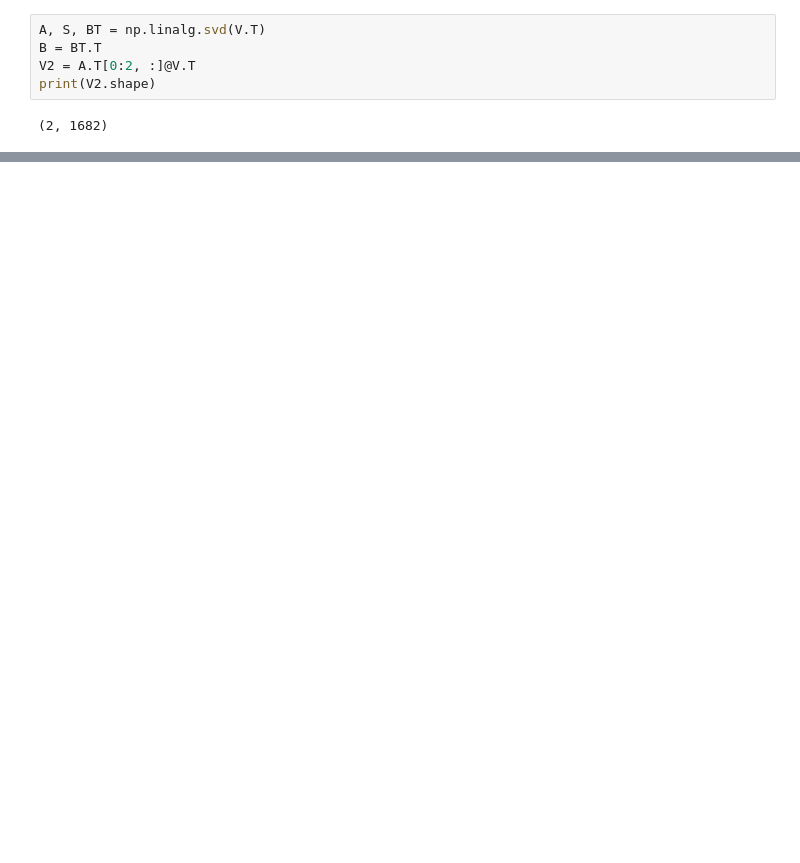
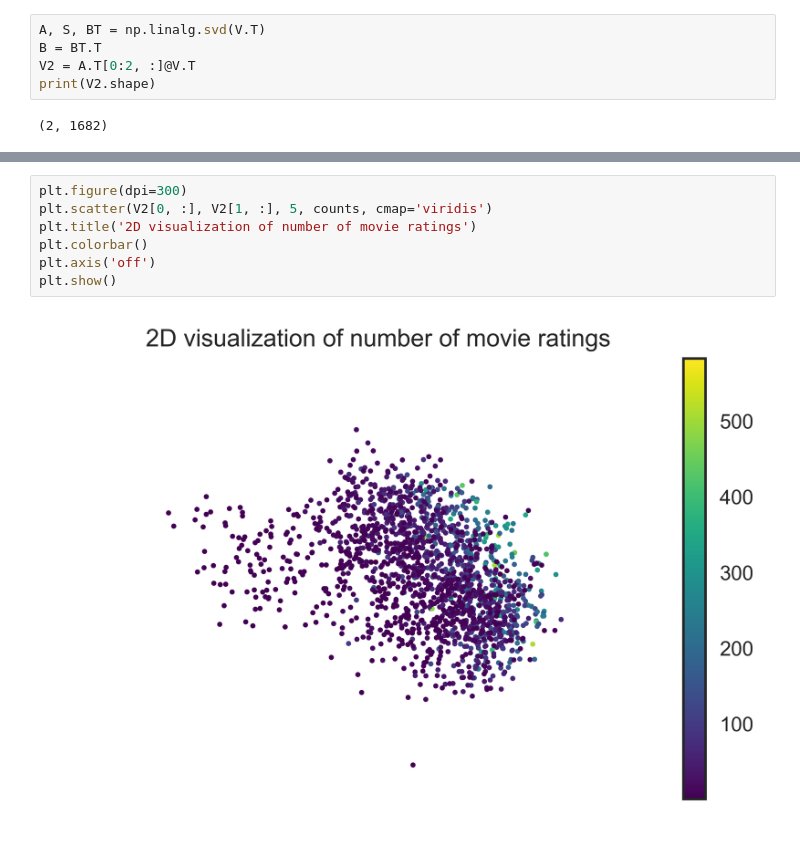
Before and after one commit to dibidave/central-nervous-system, a Jupyter notebook: project2/Simple SGD.ipynb, the cells around one changed output, grey strips where cells are left out. Drawn from its saved outputs; the diff is of its cells as text; blank space fills up the shorter version.

```diff
--- a/project2/Simple SGD.ipynb
+++ b/project2/Simple SGD.ipynb
@@ -53,0 +78,9 @@ plt.show()
+# %%
+plt.figure(dpi=300)
+plt.scatter(V2[0, :], V2[1, :], 5, counts, cmap='viridis')
+plt.title('2D visualization of number of movie ratings')
+plt.colorbar()
+plt.axis('off')
+plt.show()
+# %% [output]
+[figure, added]
```
Also changed, not shown: parts of 11 cells of this notebook.
